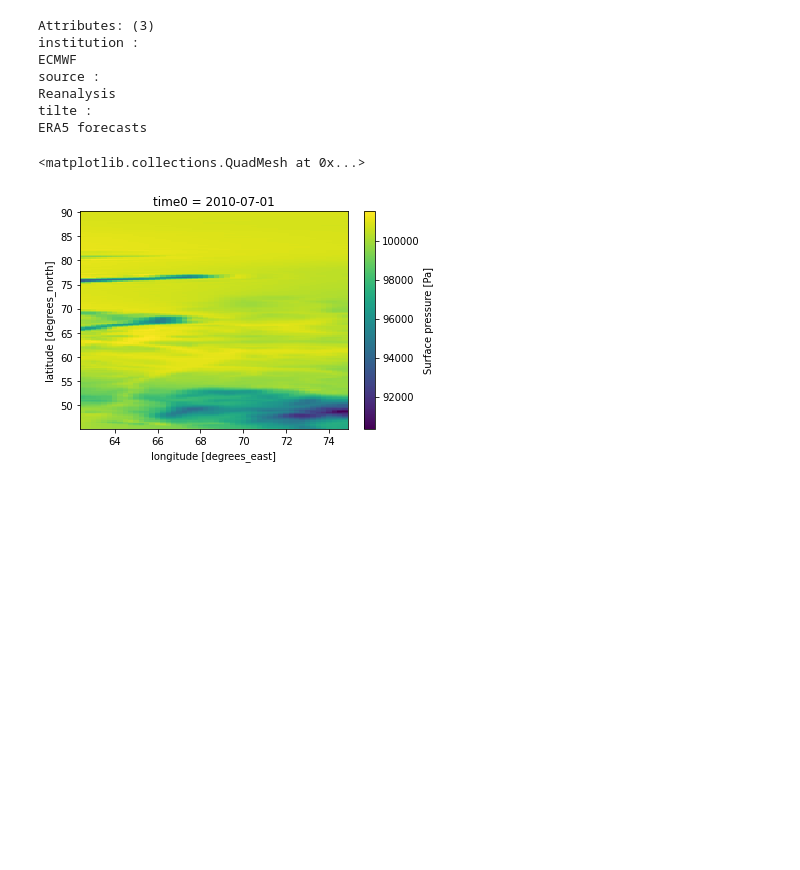
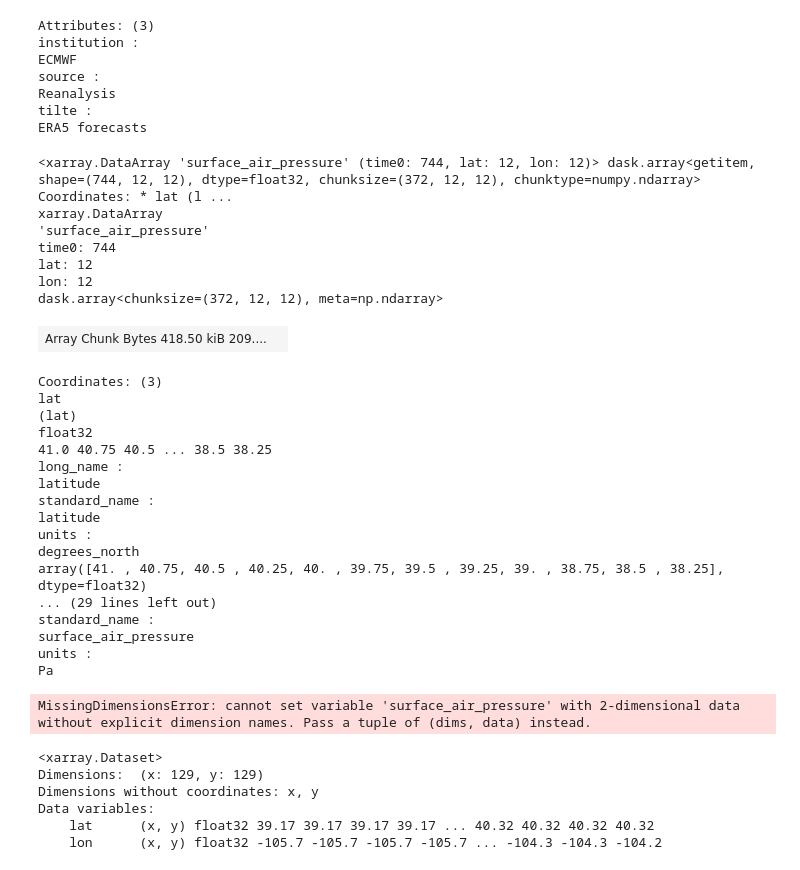
Before and after one commit to GAaronAlexander/aarona-noah-mp-hue-container, a Jupyter notebook: test-era5-regrid.ipynb, the cells around one changed output. Saved outputs shown, nothing was run; the diff lists cells and outputs as text; code cells hidden in the pictures; blank space fills up the shorter version.

Commit message:
added geogrid, have a basic regrid moving

```diff
--- a/test-era5-regrid.ipynb
+++ b/test-era5-regrid.ipynb
@@ -39,5 +40,71 @@ x = dset.surface_air_pressure[0,0:180,180:360]
 # %%
-x.plot()
+dset_subset = dset.surface_air_pressure[:,196:208,1016:1028]
+dset_subset
 # %% [output]
-<matplotlib.collections.QuadMesh at 0x...>
+<xarray.DataArray 'surface_air_pressure' (time0: 744, lat: 12, lon: 12)> dask.array<getitem, shape=(744, 12, 12), dtype=float32, chunksize=(372, 12, 12), chunktype=numpy.ndarray> Coordinates: * lat (l ...
+xarray.DataArray
+'surface_air_pressure'
+time0: 744
+lat: 12
+lon: 12
+dask.array<chunksize=(372, 12, 12), meta=np.ndarray>
-[figure, removed]
+| Array Chunk Bytes 418.50 kiB 209.... |  |
+Coordinates: (3)
+lat
+(lat)
+float32
+41.0 40.75 40.5 ... 38.5 38.25
+long_name :
+latitude
+standard_name :
+latitude
+units :
+degrees_north
+array([41. , 40.75, 40.5 , 40.25, 40. , 39.75, 39.5 , 39.25, 39. , 38.75, 38.5 , 38.25], dtype=float32)
+... (29 lines left out)
+standard_name :
+surface_air_pressure
+units :
+Pa
+# %%
+lonsv, latsv = np.meshgrid(-360+dset_subset.lon.values,dset_subset.lat.values)
+
+dset_subset[0,:,:].values
+
+# does_this_work = xr.DataArray(data=
+#     {
+#     'surface_air_pressure':dset_subset[0].values,
+#     }
+#     ,coords={
+#         "lat": (["x","y"],latsv),
+#         "lon": (["x","y"], lonsv),
+#     }
+# )
+
+does_this_work2 = xr.Dataset(
+    {
+    'surface_air_pressure':(["x","y"],latdset_subset[1].values,
+    }
+    ,coords={
+        "xc": (["x","y"],latsv),
+        "yc": (["x","y"], lonsv),
+    }
+)
+does_this_work
+# %% [output]
+MissingDimensionsError: cannot set variable 'surface_air_pressure' with 2-dimensional data without explicit dimension names. Pass a tuple of (dims, data) instead.
+# %%
+ds_out = xr.Dataset(
+    {
+        "lat": (["x","y"],geogrid.XLAT_M[0].values),
+        "lon": (["x","y"], geogrid.XLONG_M[0].values),
+    }
+)
+ds_out
+# %% [output]
+<xarray.Dataset>
+Dimensions:  (x: 129, y: 129)
+Dimensions without coordinates: x, y
+Data variables:
+    lat      (x, y) float32 39.17 39.17 39.17 39.17 ... 40.32 40.32 40.32 40.32
+    lon      (x, y) float32 -105.7 -105.7 -105.7 -105.7 ... -104.3 -104.3 -104.2
```
Also changed, not shown: parts of 4 cells of this notebook, 3 other files.
